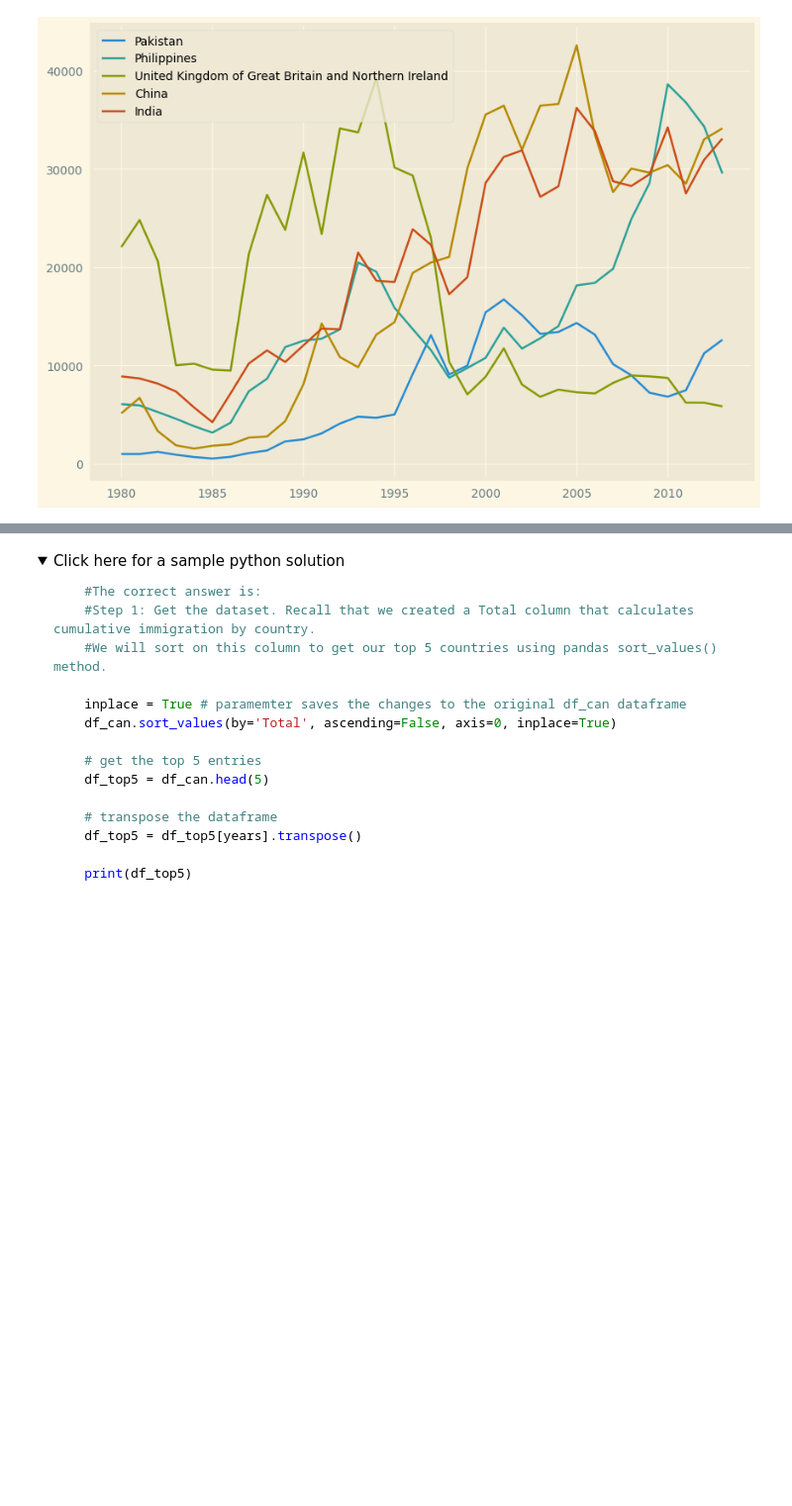
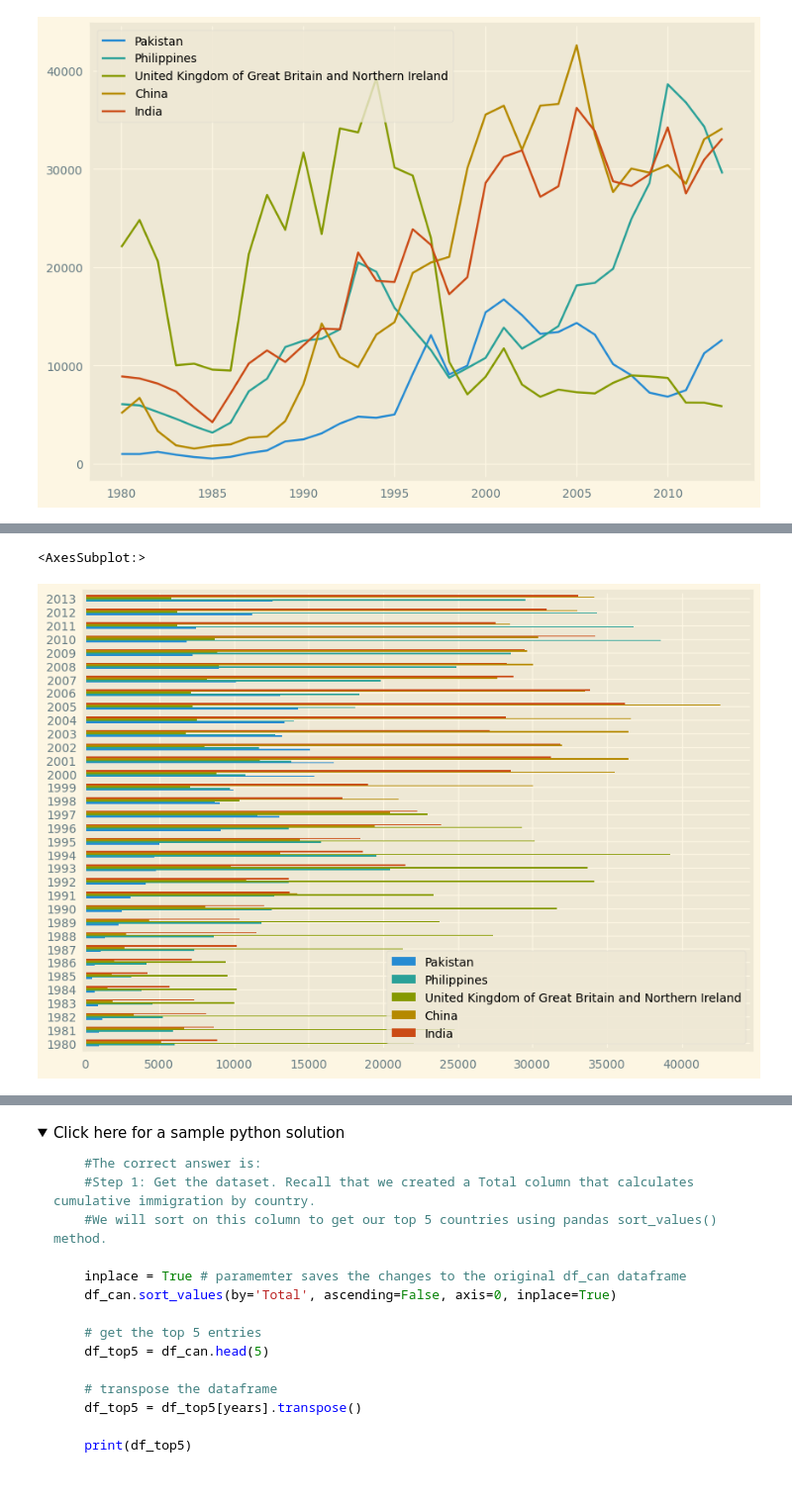
Before and after one commit to JohelPires/ibm, a Jupyter notebook: data viz/DV0101EN-Exercise-Introduction-to-Matplotlib-and-Line-Plots.ipynb, the cells around one changed output, grey strips where cells are left out. Shown at 99% size. Cells and saved outputs as stored; diff of their text form; code cells hidden in the pictures; folded sections open; blank space fills up the shorter version.

```diff
--- a/data viz/DV0101EN-Exercise-Introduction-to-Matplotlib-and-Line-Plots.ipynb
+++ b/data viz/DV0101EN-Exercise-Introduction-to-Matplotlib-and-Line-Plots.ipynb
@@ -785,0 +792,5 @@ df_can.loc[topfive, years].transpose().plot()
+# %%
+dftopfive.plot(kind='barh')
+# %% [output]
+<AxesSubplot:>
+[figure, added]
```
Also changed, not shown: parts of 9 cells of this notebook, 3 other files.
